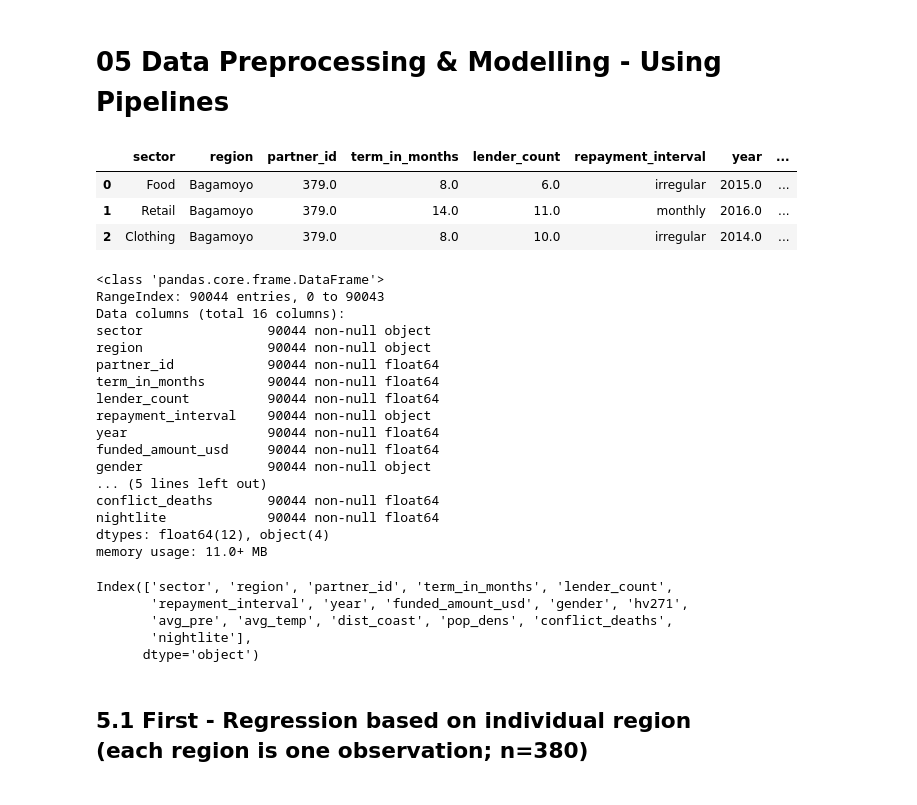
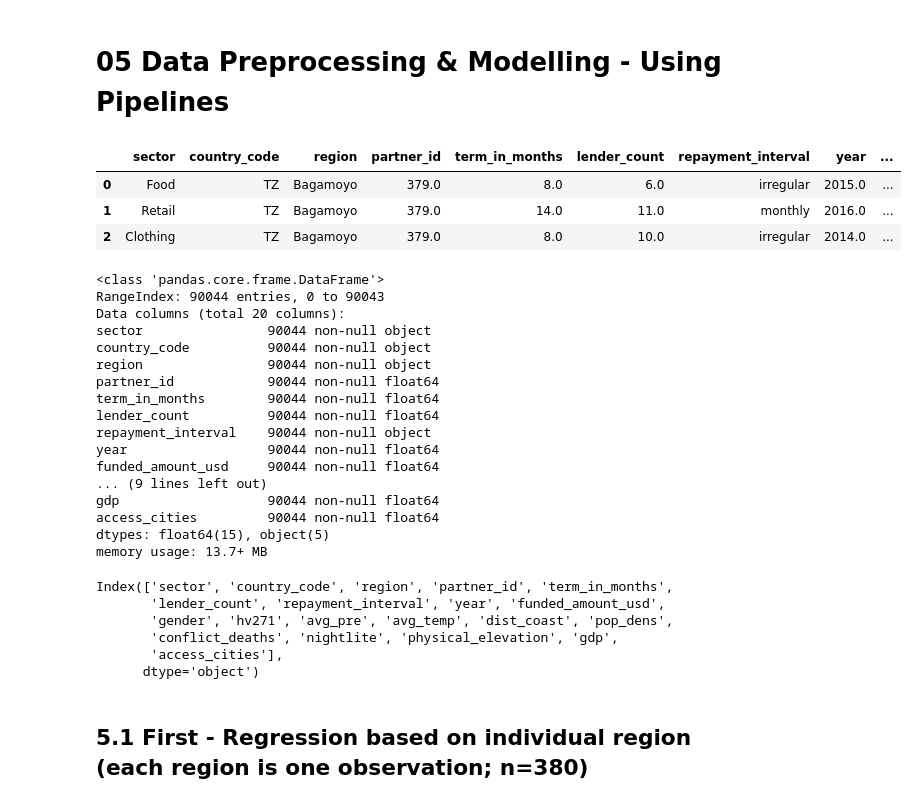
Before and after one commit to StefanWoBa/Project--Kiva, a Jupyter notebook: 05 Data Preprocessing & Modelling - Using Pipelines.ipynb, the cells around one changed output. Saved outputs shown, nothing was run; the diff lists cells and outputs as text; code cells hidden in the pictures.

```diff
--- a/05 Data Preprocessing & Modelling - Using Pipelines.ipynb
+++ b/05 Data Preprocessing & Modelling - Using Pipelines.ipynb
@@ -9,26 +10,27 @@ pd.set_option('display.max_columns', None)
 kiva_final = pd.read_csv('data/kiva_hh.csv')
 # %%
 ## Delete irrelevant columns:
-kiva_model = kiva_final.drop(['activity',  'date', 'borrower_genders', 'country_code',  'hv001', 'hv270',
+kiva_model = kiva_final.drop(['activity',  'date', 'borrower_genders', 'hv001', 'hv270',
                               'lat', 'lon', 'posted_time', 'disbursed_time', 'Level', 'asdf_id',
                               'loan_amount_usd'
                               #'partner_id', 'dist_coast', 'avg_pre',
                               #'avg_temp', 'pop_dens', 'conflict_deaths'
                                                          ], axis=1)
 kiva_model.head(3)
 # %% [output]
-|  | sector | region | partner_id | term_in_months | lender_count | repayment_interval | year | ... |
-| 0 | Food | Bagamoyo | 379.0 | 8.0 | 6.0 | irregular | 2015.0 | ... |
-| 1 | Retail | Bagamoyo | 379.0 | 14.0 | 11.0 | monthly | 2016.0 | ... |
-| 2 | Clothing | Bagamoyo | 379.0 | 8.0 | 10.0 | irregular | 2014.0 | ... |
+|  | sector | country_code | region | partner_id | term_in_months | lender_count | repayment_interval | year | ... |
+| 0 | Food | TZ | Bagamoyo | 379.0 | 8.0 | 6.0 | irregular | 2015.0 | ... |
+| 1 | Retail | TZ | Bagamoyo | 379.0 | 14.0 | 11.0 | monthly | 2016.0 | ... |
+| 2 | Clothing | TZ | Bagamoyo | 379.0 | 8.0 | 10.0 | irregular | 2014.0 | ... |
 # %%
 ### Converting partner_id from numeric to object:
 kiva_model.info()
 # %% [output]
 <class 'pandas.core.frame.DataFrame'>
 RangeIndex: 90044 entries, 0 to 90043
-Data columns (total 16 columns):
+Data columns (total 20 columns):
 sector                90044 non-null object
+country_code          90044 non-null object
 region                90044 non-null object
 partner_id            90044 non-null float64
 term_in_months        90044 non-null float64
@@ -36,22 +38,22 @@ lender_count          90044 non-null float64
 repayment_interval    90044 non-null object
 year                  90044 non-null float64
 funded_amount_usd     90044 non-null float64
-gender                90044 non-null object
-... (5 lines left out)
-conflict_deaths       90044 non-null float64
-nightlite             90044 non-null float64
-dtypes: float64(12), object(4)
-memory usage: 11.0+ MB
+... (9 lines left out)
+gdp                   90044 non-null float64
+access_cities         90044 non-null float64
+dtypes: float64(15), object(5)
+memory usage: 13.7+ MB
 # %%
 ### partner id should be a categorical varialbe:
 kiva_model['partner_id'] = kiva_model['partner_id'].astype(object)
 # %%
 kiva_model.columns
 # %% [output]
-Index(['sector', 'region', 'partner_id', 'term_in_months', 'lender_count',
-       'repayment_interval', 'year', 'funded_amount_usd', 'gender', 'hv271',
-       'avg_pre', 'avg_temp', 'dist_coast', 'pop_dens', 'conflict_deaths',
-       'nightlite'],
+Index(['sector', 'country_code', 'region', 'partner_id', 'term_in_months',
+       'lender_count', 'repayment_interval', 'year', 'funded_amount_usd',
+       'gender', 'hv271', 'avg_pre', 'avg_temp', 'dist_coast', 'pop_dens',
+       'conflict_deaths', 'nightlite', 'physical_elevation', 'gdp',
+       'access_cities'],
       dtype='object')
 # %% [markdown]
 ## 5.1 First - Regression based on individual region (each region is one observation; n=380)
```
Also changed, not shown: parts of 30 cells of this notebook, 2 other files.
